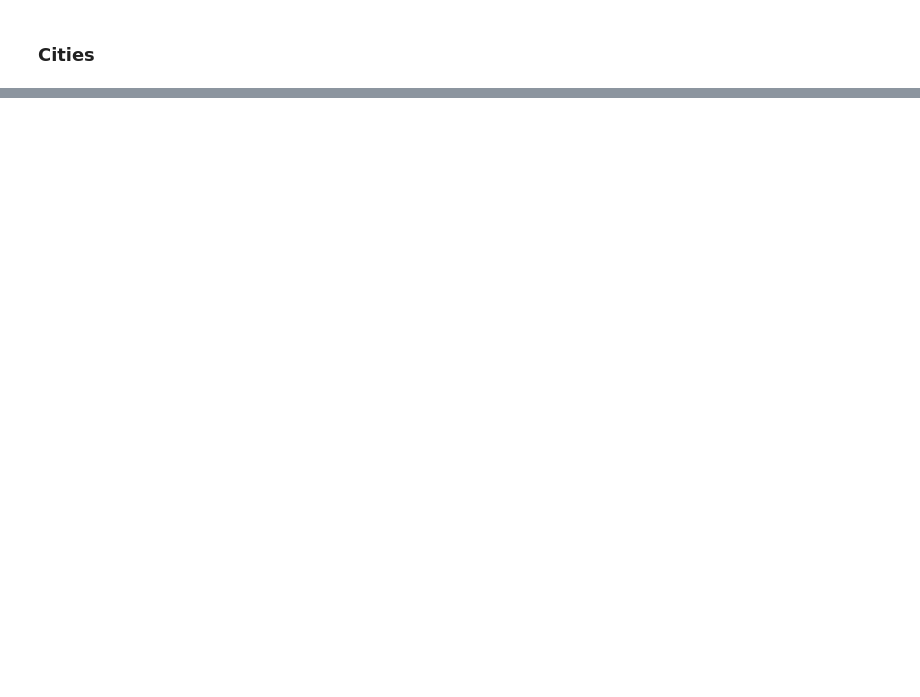
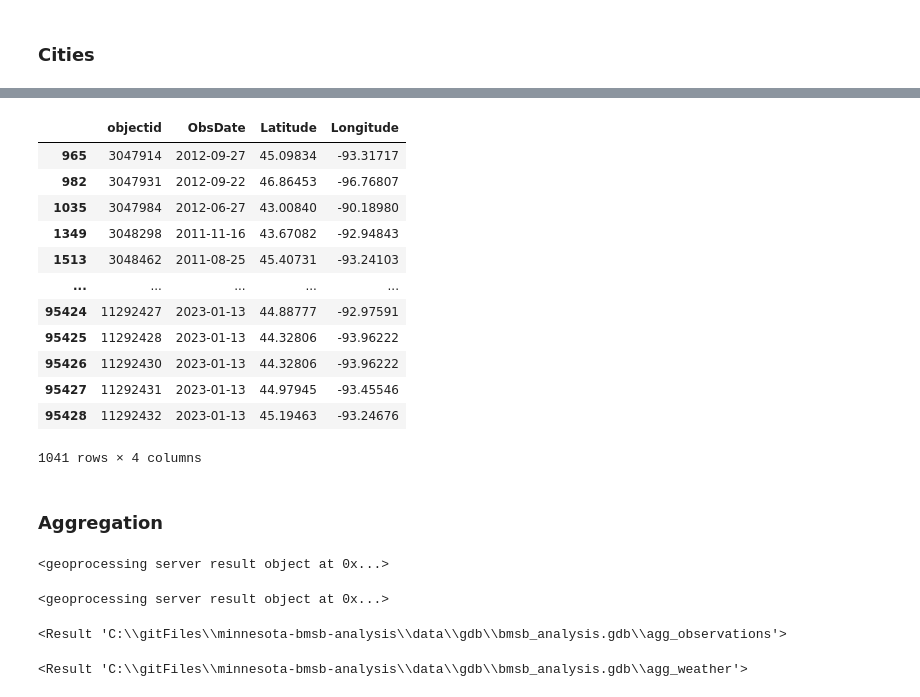
Before and after one commit to lukezaruba/minnesota-bmsb-analysis, a Jupyter notebook: notebooks/01-preprocessing.ipynb, the cells around one changed output, grey strips where cells are left out. Cells and saved outputs as stored; diff of their text form; code cells hidden in the pictures; blank space fills up the shorter version.

```diff
--- a/notebooks/01-preprocessing.ipynb
+++ b/notebooks/01-preprocessing.ipynb
@@ -81,0 +118,19 @@ arcpy.conversion.ExportFeatures(
+# %%
+# Transform Observations
+observations.transform()
+
+observations.df
+# %% [output]
+|  | objectid | ObsDate | Latitude | Longitude |
+| 965 | 3047914 | 2012-09-27 | 45.09834 | -93.31717 |
+| 982 | 3047931 | 2012-09-22 | 46.86453 | -96.76807 |
+| 1035 | 3047984 | 2012-06-27 | 43.00840 | -90.18980 |
+| 1349 | 3048298 | 2011-11-16 | 43.67082 | -92.94843 |
+| 1513 | 3048462 | 2011-08-25 | 45.40731 | -93.24103 |
+| ... | ... | ... | ... | ... |
+| 95424 | 11292427 | 2023-01-13 | 44.88777 | -92.97591 |
+| 95425 | 11292428 | 2023-01-13 | 44.32806 | -93.96222 |
+| 95426 | 11292430 | 2023-01-13 | 44.32806 | -93.96222 |
+| 95427 | 11292431 | 2023-01-13 | 44.97945 | -93.45546 |
+| 95428 | 11292432 | 2023-01-13 | 45.19463 | -93.24676 |
+1041 rows × 4 columns
@@ -81,0 +140,56 @@ arcpy.conversion.ExportFeatures(
+# %% [markdown]
+### Aggregation
+# %%
+# Aggregate Landcover to Cities
+arcpy.sa.ZonalHistogram(
+    os.path.join(full_gdb_path, "cities"),
+    "FEATURE_NA",
+    os.path.join(full_gdb_path, "reclass_lc"),
+    os.path.join(full_gdb_path, "agg_landcover"),
+    zones_as_rows="ZONES_AS_ROWS"
+)
+# %% [output]
+<geoprocessing server result object at 0x...>
+# %%
+# Aggregate Elevation to Cities
+arcpy.ia.ZonalStatisticsAsTable(
+    os.path.join(full_gdb_path, "cities"),
+    "FEATURE_NA",
+    os.path.join(full_gdb_path, "elevation"),
+    os.path.join(full_gdb_path, "agg_elevation"),
+    ignore_nodata="DATA",
+    statistics_type="ALL"
+)
+# %% [output]
+<geoprocessing server result object at 0x...>
+# %%
+# Aggregate Observation Counts to Cities
+arcpy.analysis.SummarizeWithin(
+    os.path.join(full_gdb_path, "cities"),
+    os.path.join(full_gdb_path, "BMSB_Obs"),
+    os.path.join(full_gdb_path, "agg_observations"),
+    keep_all_polygons="KEEP_ALL",
+    sum_fields=None,
+    sum_shape="ADD_SHAPE_SUM",
+    shape_unit="SQUAREKILOMETERS",
+    group_field=None,
+    add_min_maj="NO_MIN_MAJ",
+    add_group_percent="NO_PERCENT",
+    out_group_table=None
+)
+# %% [output]
+<Result 'C:\\gitFiles\\minnesota-bmsb-analysis\\data\\gdb\\bmsb_analysis.gdb\\agg_observations'>
+# %%
+# Join Nearest Weather Data to Cities
+arcpy.analysis.SpatialJoin(
+    os.path.join(full_gdb_path, "cities"),
+    os.path.join(full_gdb_path, "WxAprToSep2022"),
+    os.path.join(full_gdb_path, "agg_weather"),
+    join_operation="JOIN_ONE_TO_ONE",
+    join_type="KEEP_ALL",
+    match_option="CLOSEST",
+    search_radius=None,
+    distance_field_name=""
+)
+# %% [output]
+<Result 'C:\\gitFiles\\minnesota-bmsb-analysis\\data\\gdb\\bmsb_analysis.gdb\\agg_weather'>
```
Also changed, not shown: parts of 14 cells of this notebook, 3 other files.
